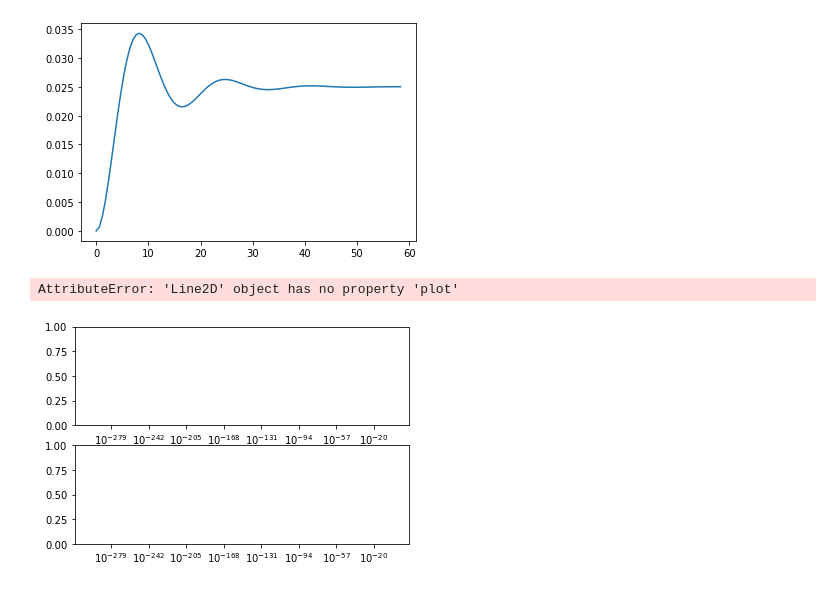
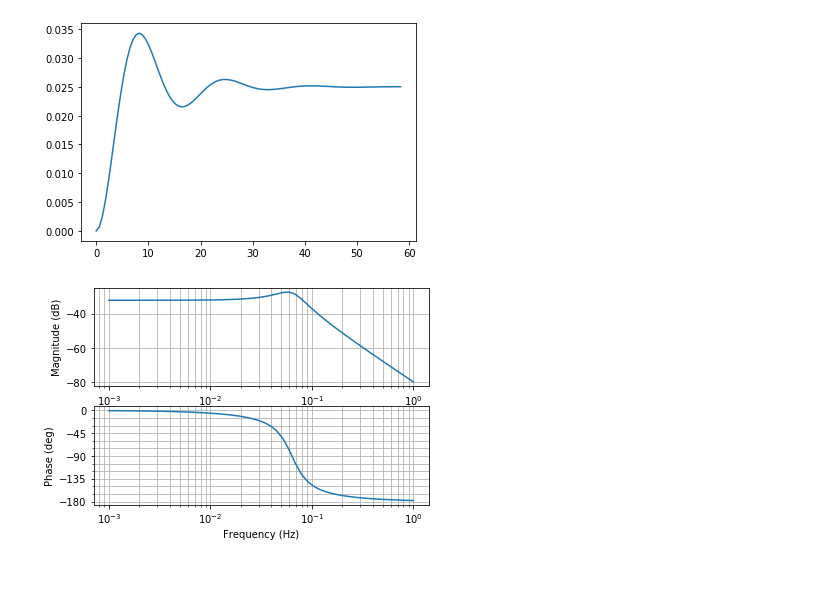
Before and after one commit to HSJNYCU/Learning, a Jupyter notebook: Python_Control_Library_01.ipynb, the cells around one changed output. Drawn from its saved outputs; the diff is of its cells as text; code cells hidden in the pictures.

```diff
--- a/Python_Control_Library_01.ipynb
+++ b/Python_Control_Library_01.ipynb
@@ -34,8 +34,7 @@ plt.show(block=False)
 # %%
 # Bode plot for the system
 plt.figure(2)
-mag, phase, om = bode(sys, logspace(-2, 2), plot='true')
+mag, phase, om = bode(sys)
 #plt.show(block=False)
 # %% [output]
-AttributeError: 'Line2D' object has no property 'plot'
-[figure, old version]
+[figure, new version]
```
Also changed, not shown: parts of 7 cells of this notebook, 1 other file.
